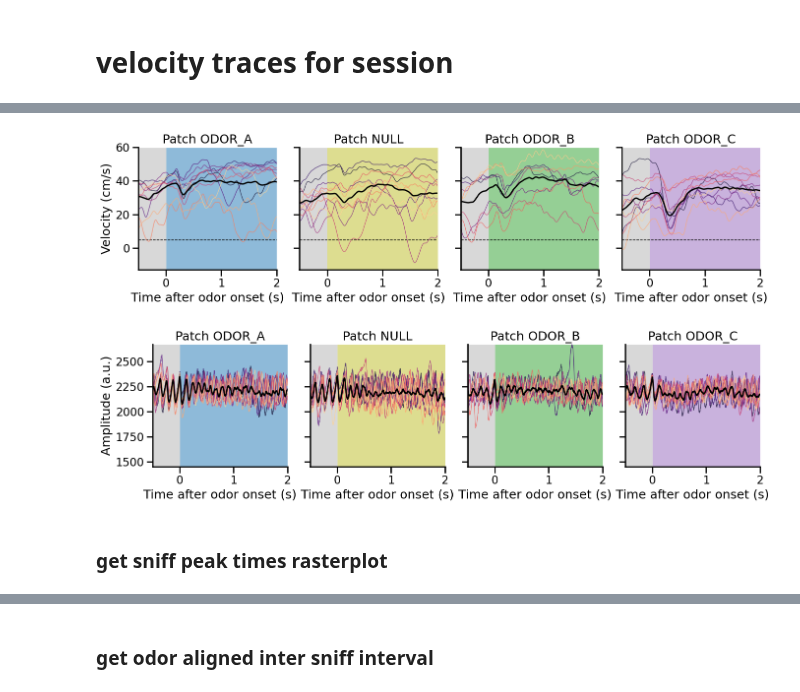
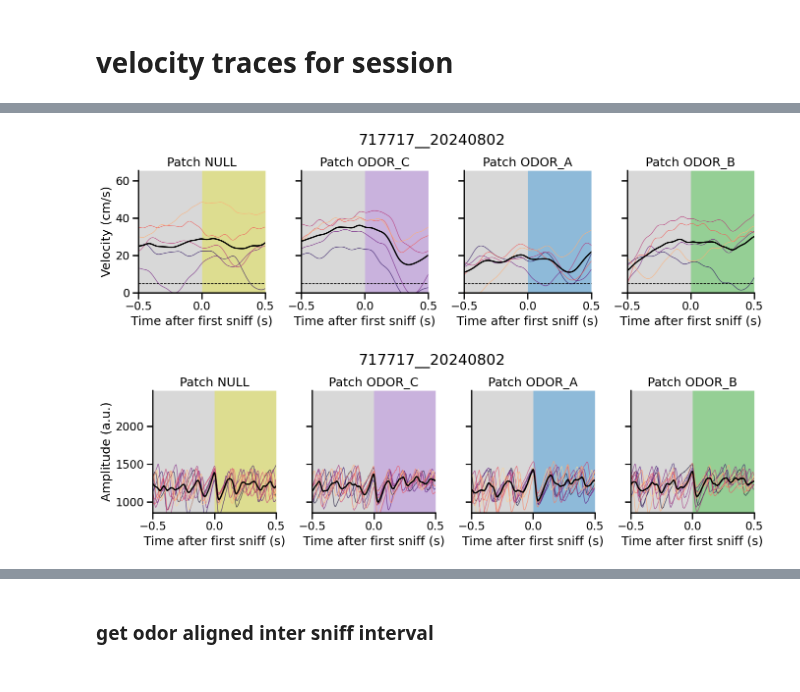
Before and after one commit to AllenNeuralDynamics/Aind.Behavior.VrForaging.Analysis, a Jupyter notebook: notebooks/BehaviorAnalysis/batch 4- novelty/stream2.ipynb, the cells around one changed output, grey strips where cells are left out. Saved outputs shown, nothing was run; the diff lists cells and outputs as text; code cells hidden in the pictures.

```diff
--- a/notebooks/BehaviorAnalysis/batch 4- novelty/stream2.ipynb
+++ b/notebooks/BehaviorAnalysis/batch 4- novelty/stream2.ipynb
@@ -50,19 +50,19 @@ foraging_figures = r'/Users/nehal.ajmal/Documents/aindproject/analysis_files'
 
 from scipy.optimize import curve_fit
 # %%
-# #exploring at work
-# session_path = r'/Volumes/scratch/vr-foraging/data/745305/745305_20240726T083719'
+#exploring at work
+session_path = r'/Volumes/aind/scratch/vr-foraging/data/717717/717717_20240802T091009'
 
-# #get mouse_id from first 6 numbers in file name
-# mouse = session_path.split('/')[-1][:6]
+#get mouse_id from first 6 numbers in file name
+mouse = session_path.split('/')[-1][:6]
 
-# #get session from first 8 numbers after mouse_id
-# session = session_path.split('/')[-1][6:15]
+#get session from first 8 numbers after mouse_id
+session = session_path.split('/')[-1][6:15]
 # %%
-#exploring at home
-session_path = r'/Users/nehal.ajmal/Desktop/717716_20240719T093806'
-mouse = '717716'
-session = '20240719T093806'
+# #exploring at home
+# session_path = r'/Users/nehal.ajmal/Desktop/717716_20240719T093806'
+# mouse = '717716'
+# session = '20240719T093806'
 # %%
 session_path = Path(session_path)
 data = parse.load_session_data(session_path)
@@ -291,0 +392,11 @@ trial_summary_breathing
+# %%
+#plotting average number of peaks per odor site using scatterplot
+sns.set_context('talk')
+plt.figure(figsize=(12, 6))
+sns.scatterplot(data=peak_frequency_df, x='odor_site', y='peak_frequency', hue='odor_label', palette=odor_list_color)
+plt.xlabel('Odor Site')
+plt.ylabel('Peak Frequency')
+plt.title('Peak Frequency per Odor Site')
+plt.legend(title='Odor Label', bbox_to_anchor=(1.05, 1), loc='upper left')
+plt.show()
+plt.grid(False)
@@ -685,10 +886,12 @@ VBox(children=(HBox(children=(Button(description='◄', style=ButtonStyle()), Bu
 # %%
 #plot velocity trace for one animal, first 10 sites
 trial_summary_running= plotting.trial_collection(reward_sites[[ 'visit_number', 'odor_label','odor_sites']], encoder_data, mouse, session, window=(-2,4))
 trial_summary_running.loc[(trial_summary_running.odor_label == 'NULL')].odor_sites.unique()
 max_range=max(trial_summary_running.speed.values)
-plotting.velocity_traces_odor_entry(trial_summary_running,
-                                    color_dict_label=color_dict_label, cmap = 'magma',
-                                    mean=True, save=False)
+y_min = 0
+y_max = max_range + 8
+plotting.velocity_traces_odor_entry(trial_summary_running, window=(-0.5, 0.5), y_lims = (y_min, y_max), color_dict_label=color_dict_label,
+                                    cmap = 'magma',
+                                    mean=True, save=False, n_sites = 5, mouse = mouse, session = session)
 # %% [output]
-[figure, old version]
+[figure, new version]
@@ -697,10 +904,8 @@ plotting.velocity_traces_odor_entry(trial_summary_running,
 trial_summary_breathing.loc[(trial_summary_breathing.odor_label == 'NULL')].odor_sites.unique()
 y_max = trial_summary_breathing.data.max()
 y_min = trial_summary_breathing.data.min()
-plotting.velocity_traces_odor_entry(trial_summary_breathing, y_lims = (y_min, y_max),
+plotting.velocity_traces_odor_entry(trial_summary_breathing, y_lims = (y_min, y_max), window = (-0.5, 0.5),
                                     color_dict_label=color_dict_label, cmap = 'magma',
-                                    mean=True, save=False,  y = 'data', n_sites = 10, y_label='Amplitude (a.u.)')
+                                    mean=True, save=False,  y = 'data', mouse = mouse, session = session, y_label='Amplitude (a.u.)')
 # %% [output]
-[figure, old version]
+[figure, new version]
-# %% [markdown]
-### get sniff peak times rasterplot
```
Also changed, not shown: parts of 49 cells of this notebook.
